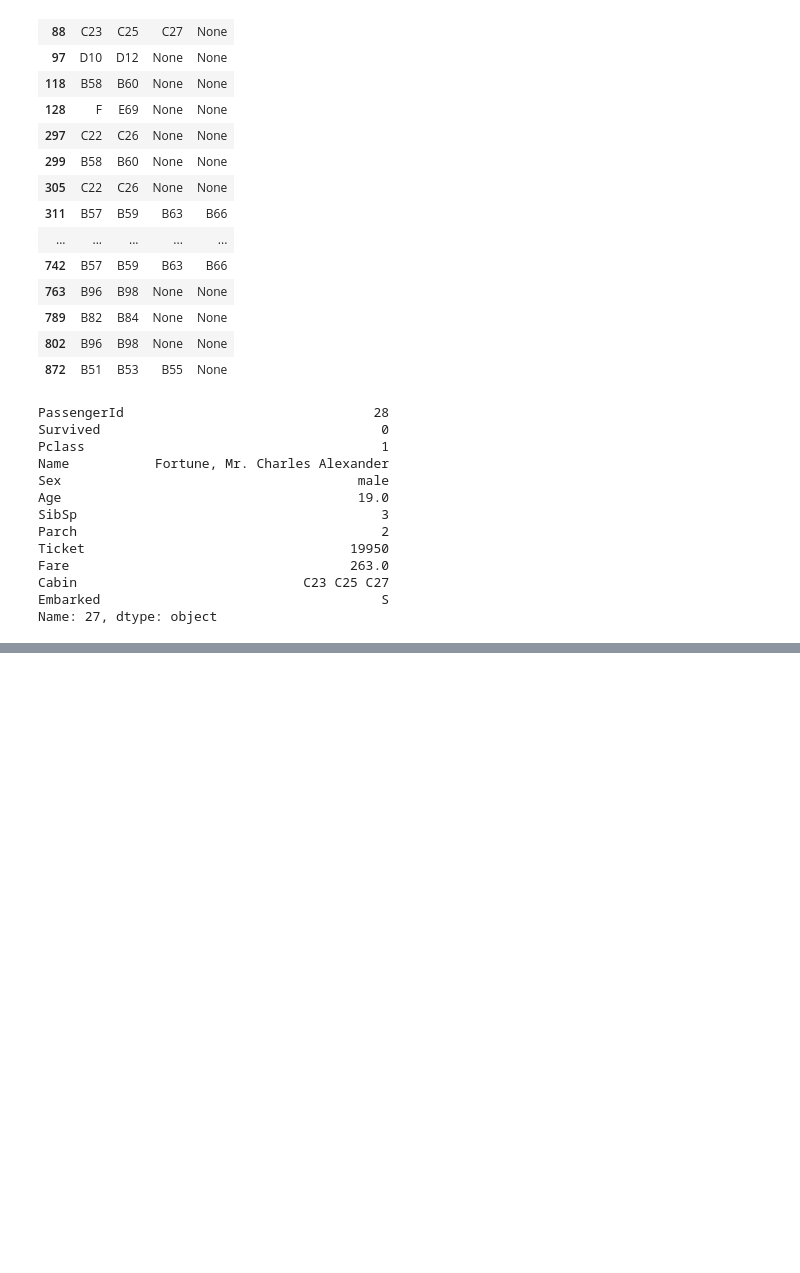
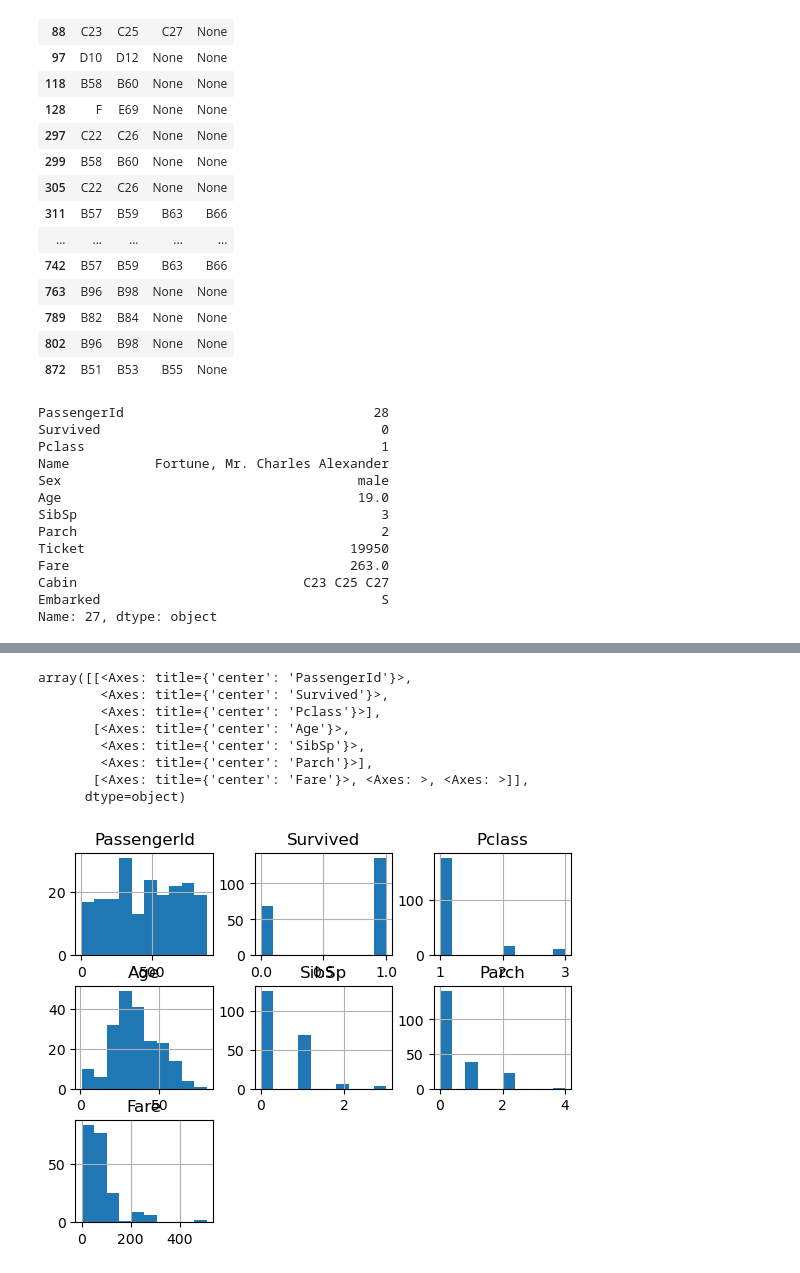
Before and after one commit to sydneycally-inclane-2812/titanic-survival-analysis, a Jupyter notebook: titanicSurvivalAnalysis_trainingDataOnly.ipynb, the cells around one changed output, grey strips where cells are left out. Drawn from its saved outputs; the diff is of its cells as text; code cells hidden in the pictures; blank space fills up the shorter version.

```diff
--- a/titanicSurvivalAnalysis_trainingDataOnly.ipynb
+++ b/titanicSurvivalAnalysis_trainingDataOnly.ipynb
@@ -95,3 +95,5 @@ Fare                                    263.0
 Cabin                             C23 C25 C27
 Embarked                                    S
 Name: 27, dtype: object
+# %%
+data_train.dropna(subset=["Cabin"], inplace=True)
@@ -97,0 +148,2 @@ Name: 27, dtype: object
+# %%
+data_train.drop(["Ticket", "Cabin"], axis=1, inplace=True)
@@ -97,0 +166,12 @@ Name: 27, dtype: object
+# %%
+data_train.hist()
+# %% [output]
+array([[<Axes: title={'center': 'PassengerId'}>,
+        <Axes: title={'center': 'Survived'}>,
+        <Axes: title={'center': 'Pclass'}>],
+       [<Axes: title={'center': 'Age'}>,
+        <Axes: title={'center': 'SibSp'}>,
+        <Axes: title={'center': 'Parch'}>],
+       [<Axes: title={'center': 'Fare'}>, <Axes: >, <Axes: >]],
+      dtype=object)
+[figure, added]
```
Also changed, not shown: parts of 22 cells of this notebook, 2 other files.
